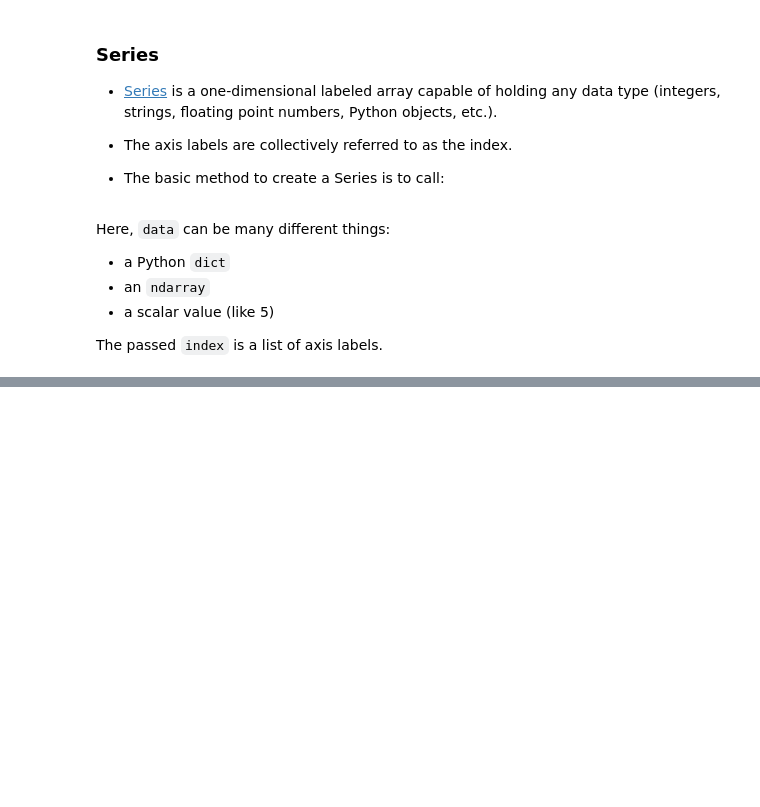
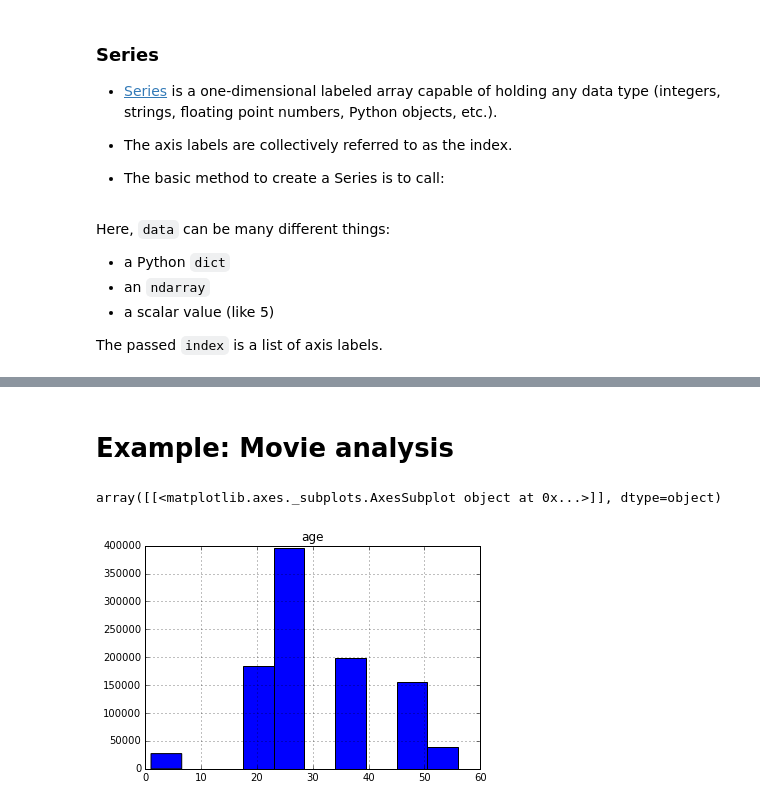
Before and after one commit to kudkudak/python-for-data-processing, a Jupyter notebook: L5.ipynb, the cells around one changed output, grey strips where cells are left out. Cells and saved outputs as stored; diff of their text form; code cells hidden in the pictures; blank space fills up the shorter version.

```diff
--- a/L5.ipynb
+++ b/L5.ipynb
@@ -190,0 +273,27 @@ dtype: float64
+# %% [markdown]
+# Example: Movie analysis
+# %%
+# Don't run, example how to process data in "real world"
+import os
+def get_movie_data():
+    unames = ['user_id','gender','age','occupation','zip']
+    users = pd.read_table(os.path.join('data','5','users.dat'),
+                          sep='::', header=None, names=unames)
+
+    rnames = ['user_id', 'movie_id', 'rating', 'timestamp']
+    ratings = pd.read_table(os.path.join('data','5','ratings.dat'),
+                            sep='::', header=None, names=rnames)
+
+    mnames = ['movie_id', 'title','genres']
+    movies = pd.read_table(os.path.join('data','5','movies.dat'),
+                           sep='::', header=None, names=mnames)
+
+    data = pd.merge(pd.merge(ratings, users), movies)
+
+    return data
+movie_data = get_movie_data()
+movie_data.to_csv("data/5/movies.csv")
+movie_data.hist("age")
+# %% [output]
+array([[<matplotlib.axes._subplots.AxesSubplot object at 0x...>]], dtype=object)
+[figure, added]
```
Also changed, not shown: parts of 38 cells of this notebook, 2 other files.
